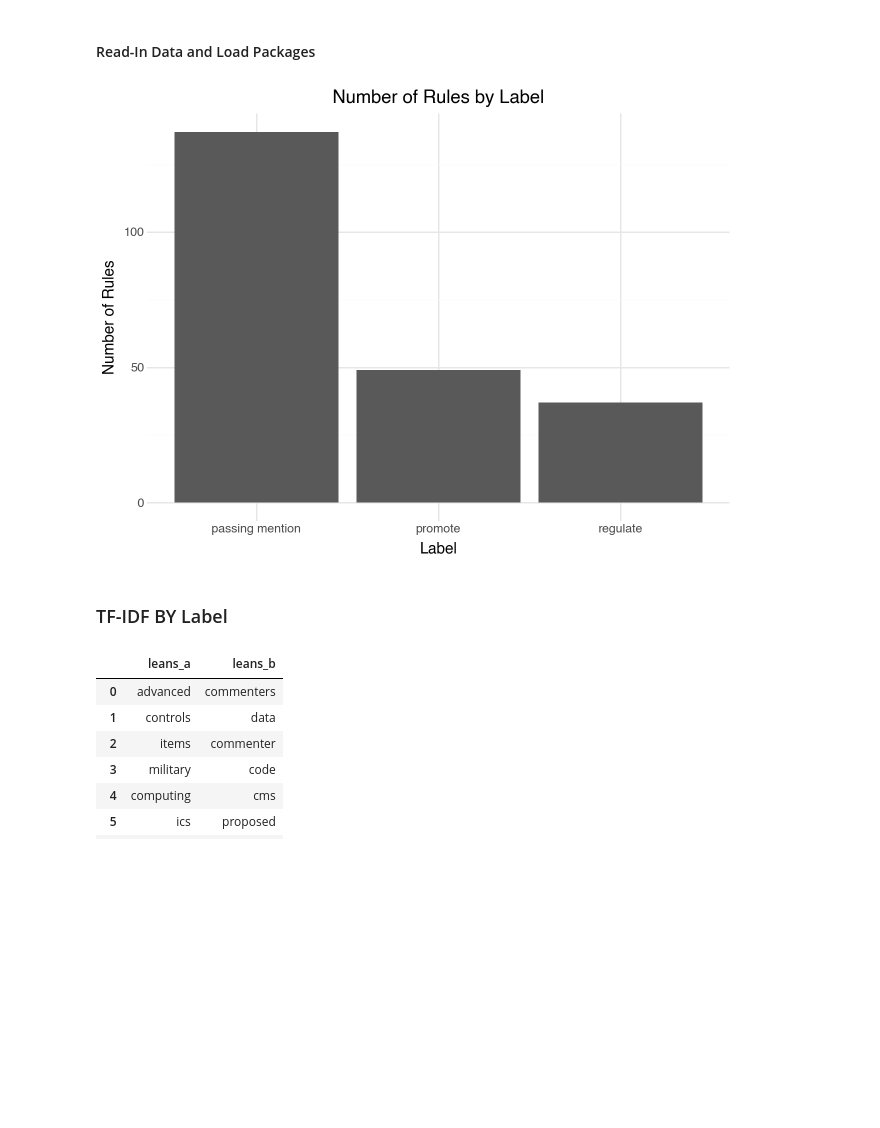
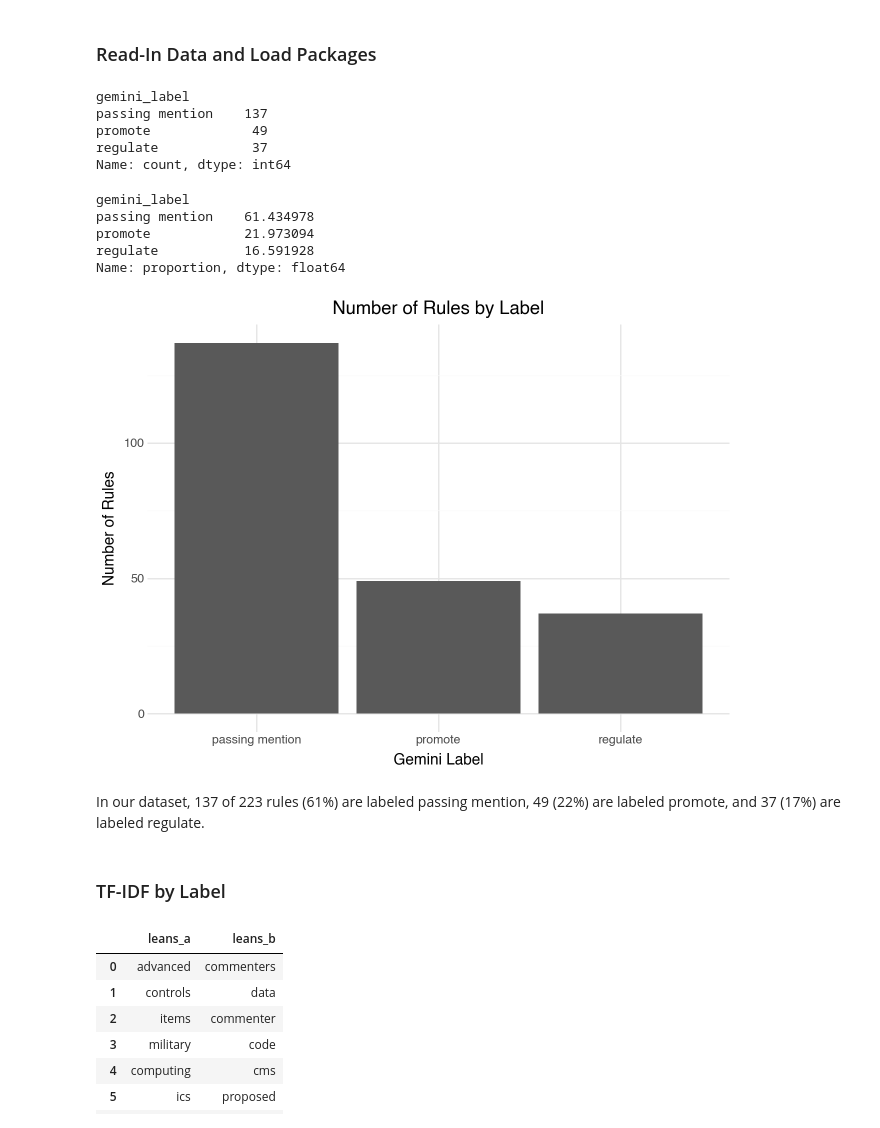
Before and after one commit to 4am1r/ComputingFinal_FederalRegister, a Jupyter notebook: scripts/04c_Analysis_by_Label.ipynb, the cells around one changed output. Drawn from its saved outputs; the diff is of its cells as text; code cells hidden in the pictures; blank space fills up the shorter version.

```diff
--- a/scripts/04c_Analysis_by_Label.ipynb
+++ b/scripts/04c_Analysis_by_Label.ipynb
@@ -3,5 +3,5 @@
 # %% [markdown]
-#### Read-In Data and Load Packages
+### Read-In Data and Load Packages
 # %%
 import numpy as np
 import pandas as pd
@@ -10,20 +10,36 @@ from sklearn.feature_extraction.text import ENGLISH_STOP_WORDS, TfidfVectorizer
 import re
 # %%
 df_rules = pd.read_csv("../data/fr_rules_labels_metadata.csv")
+# %%
+df_rules['gemini_label'].value_counts()
+# %% [output]
+gemini_label
+passing mention    137
+promote             49
+regulate            37
+Name: count, dtype: int64
+# %%
+df_rules['gemini_label'].value_counts(normalize=True) * 100
+# %% [output]
+gemini_label
+passing mention    61.434978
+promote            21.973094
+regulate           16.591928
+Name: proportion, dtype: float64
 # %%
 plot1 = (plotnine.ggplot(df_rules, plotnine.aes(x='gemini_label'))
-               + plotnine.geom_bar(position='dodge')
-               + plotnine.labs(title='Number of Rules by Label',
-                        x='Label',
-                        y='Number of Rules')
-                + plotnine.theme(axis_text_x=plotnine.element_text(rotation=45, hjust=1))
-                + plotnine.theme_minimal())
-
+         + plotnine.geom_bar()
+         + plotnine.labs(title='Number of Rules by Label',
+                         x='Gemini Label',
+                         y='Number of Rules')
+         + plotnine.theme_minimal())
 plot1
 # %% [output]
-[figure, old version]
+[figure, new version]
+# %% [markdown]
+In our dataset, 137 of 223 rules (61%) are labeled passing mention, 49 (22%) are labeled promote, and 37 (17%) are labeled regulate.
 # %% [markdown]
-### TF-IDF BY Label
+### TF-IDF by Label
 # %%
 #functions from HW4
 def clean_post(text):
```
Also changed, not shown: parts of 16 cells of this notebook.
